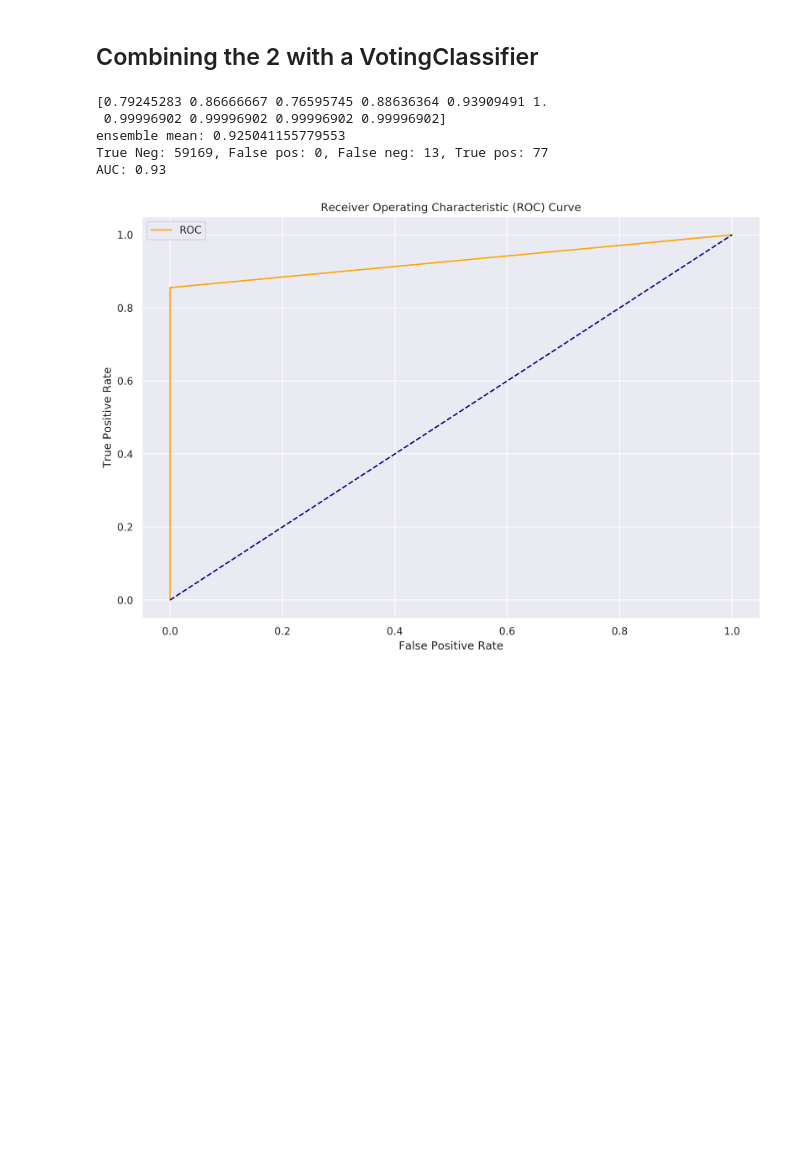
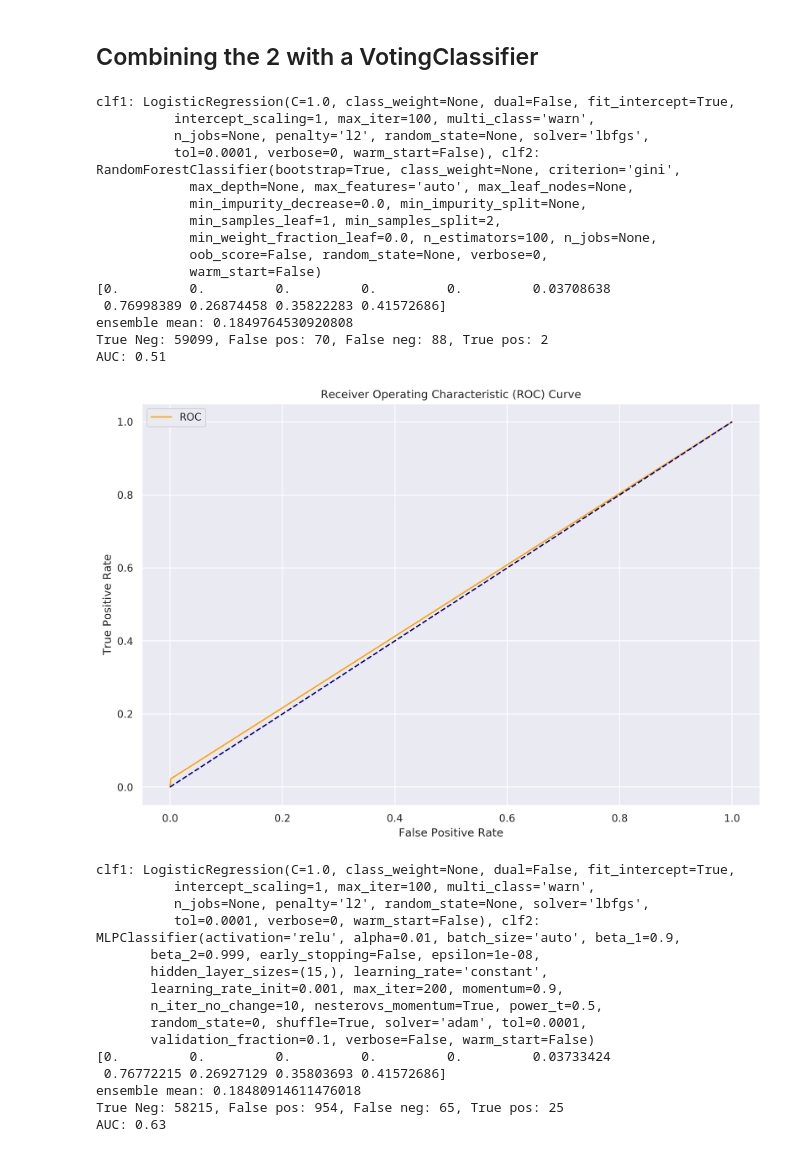
Before and after one commit to mennobo/CS4035_CDA_3, a Jupyter notebook: Assignment1/Classification.ipynb, the cells around one changed output. Saved outputs shown, nothing was run; the diff lists cells and outputs as text; code cells hidden in the pictures; blank space fills up the shorter version.

Commit message:
new ensembles

```diff
--- a/Assignment1/Classification.ipynb
+++ b/Assignment1/Classification.ipynb
@@ -595,35 +595,62 @@ cross_scores.mean()
 # %%
 from sklearn.ensemble import VotingClassifier
 from sklearn.ensemble import RandomForestClassifier
+combinations = [(0,1), (0,2), (1,2)]
 
 # Set up the classifiers
 lr = LogisticRegression(solver='lbfgs')
-rfc = RandomForestClassifier(n_estimators=10)
+rfc = RandomForestClassifier(n_estimators=100)
 mlp = MLPClassifier(solver='adam', alpha=0.01, hidden_layer_sizes=(15,), random_state=0)
+classifiers = [lr, rfc, mlp]
+for combi in combinations:
+    # Add wanted classifiers to an ensemble
+    print(f'clf1: {classifiers[combi[0]]}, clf2: {classifiers[combi[1]]}')
+    voting_ensemble = VotingClassifier(estimators=[('rf', classifiers[combi[0]]), ('lr',  classifiers[combi[1]])])
 
-X_train, y_train, train_features, test_features, train_labels, test_labels = split_and_smote([])
+    # Calculate the score of the classifier using cross validation and splitting in 10 series
+    ensemble_score = cross_val_score(voting_ensemble, X_train, y_train, cv=TimeSeriesSplit(n_splits=10), scoring='recall')
+    print(ensemble_score)
+    print(f'ensemble mean: {np.mean(ensemble_score)}')
 
-# Add wanted classifiers to an ensemble
-voting_ensemble = VotingClassifier(estimators=[('rf', rfc), ('lr', rfc)])
+#     # Train the ensemble on the data
+    voting_ensemble.fit(X_train, y_train)
+    predictions = voting_ensemble.predict(test_features)
 
-# Calculate the score of the classifier using cross validation and splitting in 10 series
-ensemble_score = cross_val_score(voting_ensemble, X_train, y_train, cv=TimeSeriesSplit(n_splits=10), scoring='recall')
-print(ensemble_score)
-print(f'ensemble mean: {np.mean(ensemble_score)}')
-
-voting_ensemble.fit(X_train, y_train)
-predictions = voting_ensemble.predict(test_features)
-
-# Making a ROC curve for the combined classifier
-get_metric(test_labels, predictions)
-auc = roc_auc_score(test_labels, predictions)
-print('AUC: %.2f' % auc)
-fpr, tpr, thresholds = roc_curve(test_labels, predictions)
-plot_roc_curve(fpr, tpr).show()
+     # Evaluate predictions
+    get_metric(test_labels, predictions)
+    auc = roc_auc_score(test_labels, predictions)
+    print('AUC: %.2f' % auc)
+    fpr, tpr, thresholds = roc_curve(test_labels, predictions)
+    plot_roc_curve(fpr, tpr).show()
 # %% [output]
-[0.79245283 0.86666667 0.76595745 0.88636364 0.93909491 1.
- 0.99996902 0.99996902 0.99996902 0.99996902]
-ensemble mean: 0.925041155779553
-True Neg: 59169, False pos: 0, False neg: 13, True pos: 77
-AUC: 0.93
+clf1: LogisticRegression(C=1.0, class_weight=None, dual=False, fit_intercept=True,
+          intercept_scaling=1, max_iter=100, multi_class='warn',
+          n_jobs=None, penalty='l2', random_state=None, solver='lbfgs',
+          tol=0.0001, verbose=0, warm_start=False), clf2: RandomForestClassifier(bootstrap=True, class_weight=None, criterion='gini',
+            max_depth=None, max_features='auto', max_leaf_nodes=None,
+            min_impurity_decrease=0.0, min_impurity_split=None,
+            min_samples_leaf=1, min_samples_split=2,
+            min_weight_fraction_leaf=0.0, n_estimators=100, n_jobs=None,
+            oob_score=False, random_state=None, verbose=0,
+            warm_start=False)
+[0.         0.         0.         0.         0.         0.03708638
+ 0.76998389 0.26874458 0.35822283 0.41572686]
+ensemble mean: 0.1849764530920808
+True Neg: 59099, False pos: 70, False neg: 88, True pos: 2
+AUC: 0.51
-[figure, old version]
+[figure, new version]
+clf1: LogisticRegression(C=1.0, class_weight=None, dual=False, fit_intercept=True,
+          intercept_scaling=1, max_iter=100, multi_class='warn',
+          n_jobs=None, penalty='l2', random_state=None, solver='lbfgs',
+          tol=0.0001, verbose=0, warm_start=False), clf2: MLPClassifier(activation='relu', alpha=0.01, batch_size='auto', beta_1=0.9,
+       beta_2=0.999, early_stopping=False, epsilon=1e-08,
+       hidden_layer_sizes=(15,), learning_rate='constant',
+       learning_rate_init=0.001, max_iter=200, momentum=0.9,
+       n_iter_no_change=10, nesterovs_momentum=True, power_t=0.5,
+       random_state=0, shuffle=True, solver='adam', tol=0.0001,
+       validation_fraction=0.1, verbose=False, warm_start=False)
+[0.         0.         0.         0.         0.         0.03733424
+ 0.76772215 0.26927129 0.35803693 0.41572686]
+ensemble mean: 0.18480914611476018
+True Neg: 58215, False pos: 954, False neg: 65, True pos: 25
+AUC: 0.63
```
Also changed, not shown: parts of 1 cell of this notebook.
